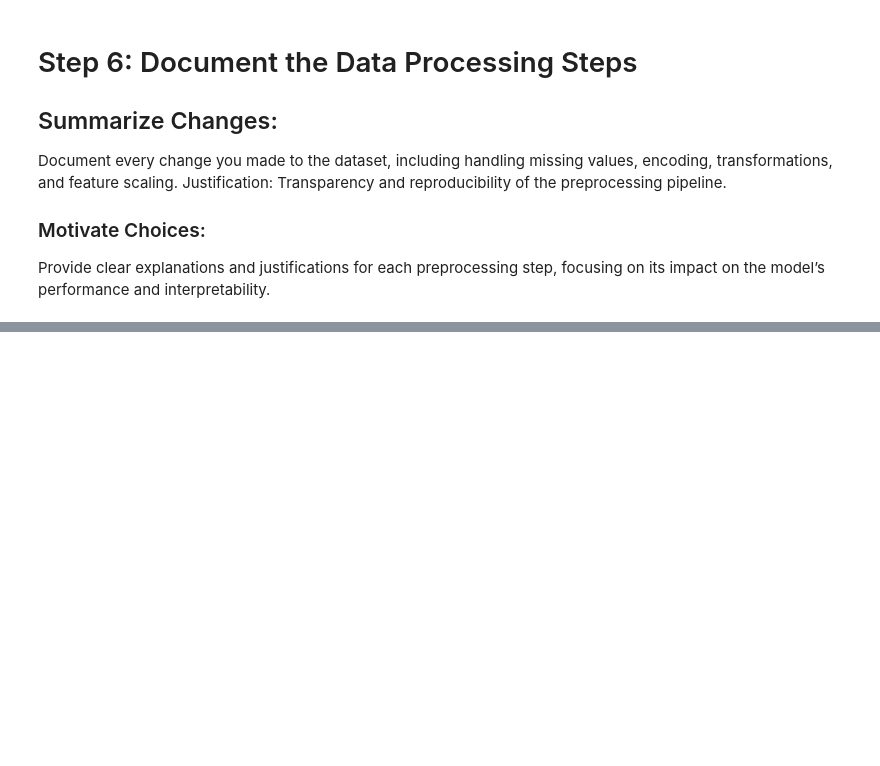
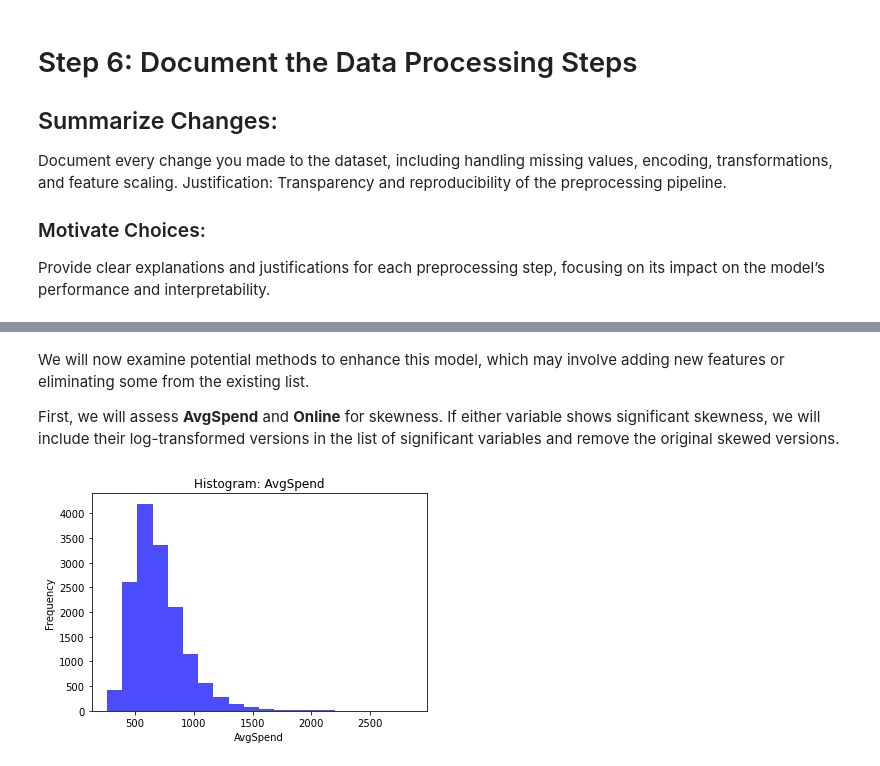
Before and after one commit to TiaanViviers/ShopAlot_analysis, a Jupyter notebook: notebooks/Group22.ipynb, the cells around one changed output, grey strips where cells are left out. Saved outputs shown, nothing was run; the diff lists cells and outputs as text; code cells hidden in the pictures; blank space fills up the shorter version.

```diff
--- a/notebooks/Group22.ipynb
+++ b/notebooks/Group22.ipynb
@@ -236,0 +650,16 @@ Provide clear explanations and justifications for each preprocessing step, focus
+# %%
+selected_features_fss.append('Sales')
+df_significant = dummies[selected_features_fss].copy()
+# %% [markdown]
+We will now examine potential methods to enhance this model, which may involve adding new features or eliminating some from the existing list.
+
+First, we will assess **AvgSpend** and **Online** for skewness. If either variable shows significant skewness, we will include their log-transformed versions in the list of significant variables and remove the original skewed versions.
+# %%
+avgspend_col = df_significant['AvgSpend'].to_numpy()
+plt.hist(avgspend_col, bins=20, color='blue', alpha=0.7)
+plt.title('Histogram: AvgSpend')
+plt.xlabel('AvgSpend')
+plt.ylabel('Frequency')
+plt.show()
+# %% [output]
+[figure, added]
```
Also changed, not shown: parts of 39 cells of this notebook.
